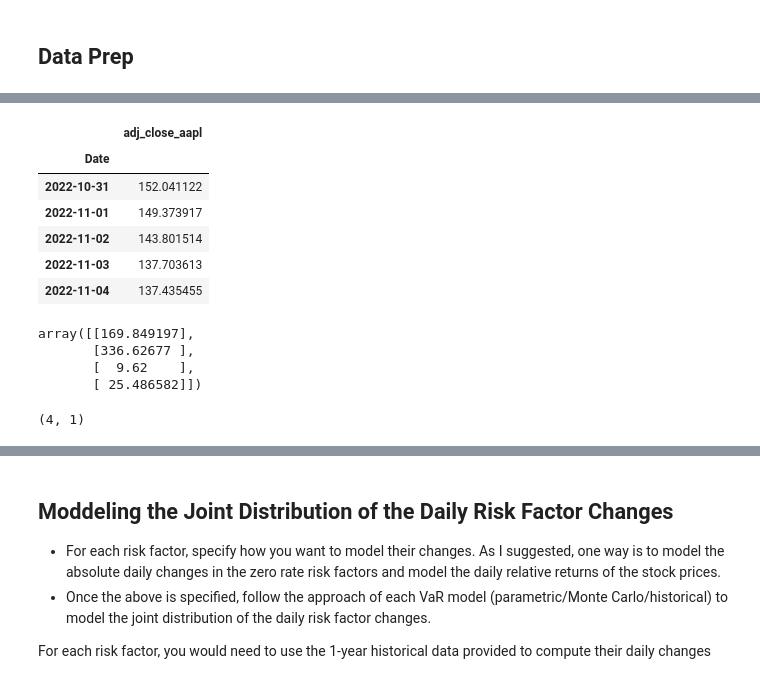
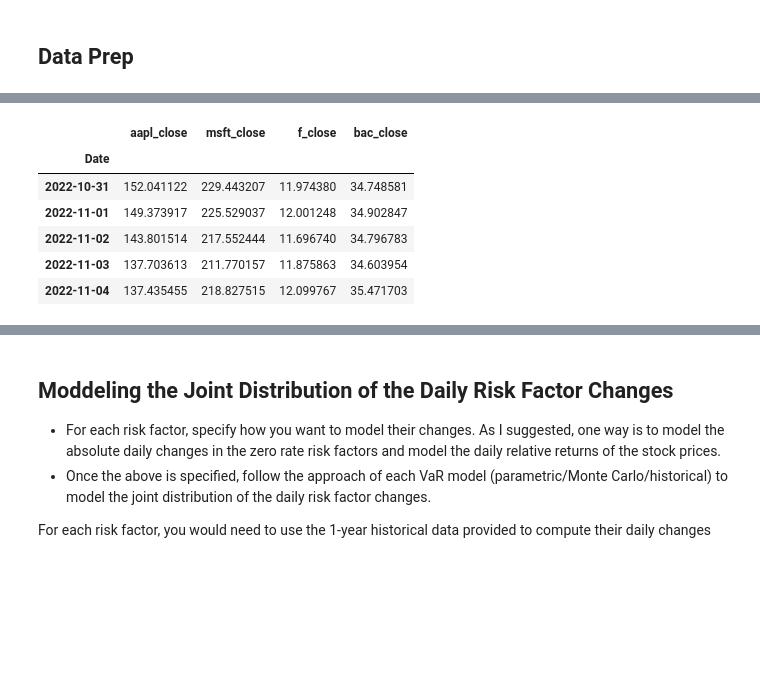
Before and after one commit to kilowiski/risk-analysis-mirror, a Jupyter notebook: var.ipynb, the cells around one changed output, grey strips where cells are left out. Cells and saved outputs as stored; diff of their text form; code cells hidden in the pictures; blank space fills up the shorter version.

```diff
--- a/var.ipynb
+++ b/var.ipynb
@@ -45,15 +62,18 @@ curr_sofr_rate = sofr_raw[sofr_raw.columns[-1]]
 # %%
-aapl_raw.rename(columns={"Adj Close": "adj_close_aapl"}, inplace=True)
-msft_raw.rename(columns={"Adj Close": "adj_close_msft"}, inplace=True)
-f_raw.rename(columns={"Adj Close": "adj_close_f"}, inplace=True)
-bac_raw.rename(columns={"Adj Close": "adj_close_bac"}, inplace=True)
+# clean up swap
+aapl_raw.rename(columns={"Adj Close": "aapl_close"}, inplace=True)
+msft_raw.rename(columns={"Adj Close": "msft_close"}, inplace=True)
+f_raw.rename(columns={"Adj Close": "f_close"}, inplace=True)
+bac_raw.rename(columns={"Adj Close": "bac_close"}, inplace=True)
+stock_raw = pd.concat([aapl_raw, msft_raw, f_raw, bac_raw], axis=1)
+stock_raw = stock_raw
 # %%
-aapl_raw.head()
+stock_raw.head()
 # %% [output]
-|  | adj_close_aapl |
-| Date |  |
-| 2022-10-31 | 152.041122 |
-| 2022-11-01 | 149.373917 |
-| 2022-11-02 | 143.801514 |
-| 2022-11-03 | 137.703613 |
-| 2022-11-04 | 137.435455 |
+|  | aapl_close | msft_close | f_close | bac_close |
+| Date |  |  |  |  |
+| 2022-10-31 | 152.041122 | 229.443207 | 11.974380 | 34.748581 |
+| 2022-11-01 | 149.373917 | 225.529037 | 12.001248 | 34.902847 |
+| 2022-11-02 | 143.801514 | 217.552444 | 11.696740 | 34.796783 |
+| 2022-11-03 | 137.703613 | 211.770157 | 11.875863 | 34.603954 |
+| 2022-11-04 | 137.435455 | 218.827515 | 12.099767 | 35.471703 |
@@ -65,17 +79,0 @@ bac_diff = bac_raw.pct_change()
-# %%
-# current stock prices
-curr_stock_price = np.array(
-    [aapl_raw.iloc[-1], msft_raw.iloc[-1], f_raw.iloc[-1], bac_raw.iloc[-1]]
-)
-curr_stock_price
-# %% [output]
-array([[169.849197],
-       [336.62677 ],
-       [  9.62    ],
-       [ 25.486582]])
-# %%
-stock_port_n = stock_curr_val / curr_stock_price.flatten()
-stock_port_n = stock_port_n.reshape(-1, 1)
-stock_port_n.shape
-# %% [output]
-(4, 1)
```
Also changed, not shown: parts of 80 cells of this notebook.
